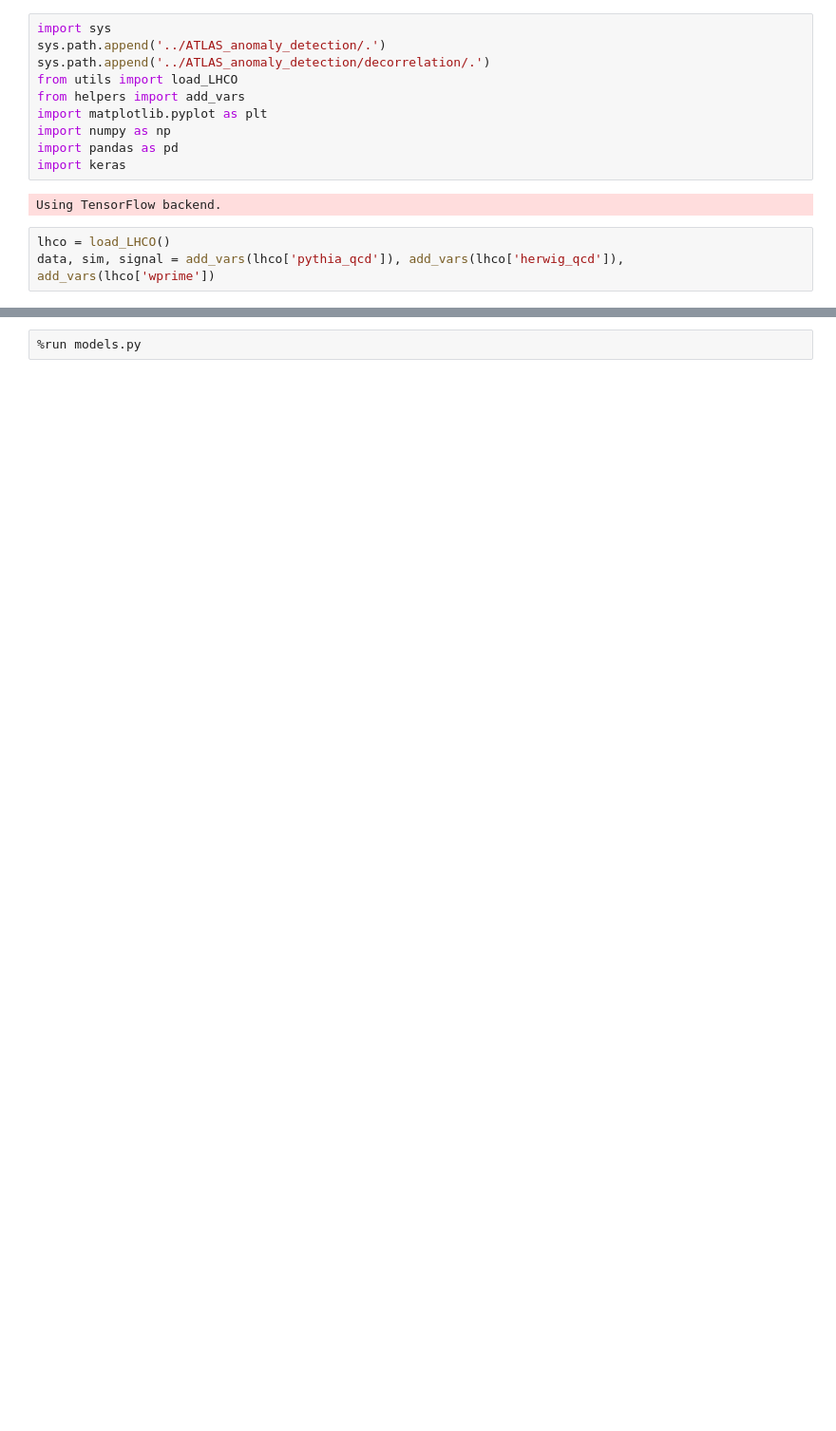
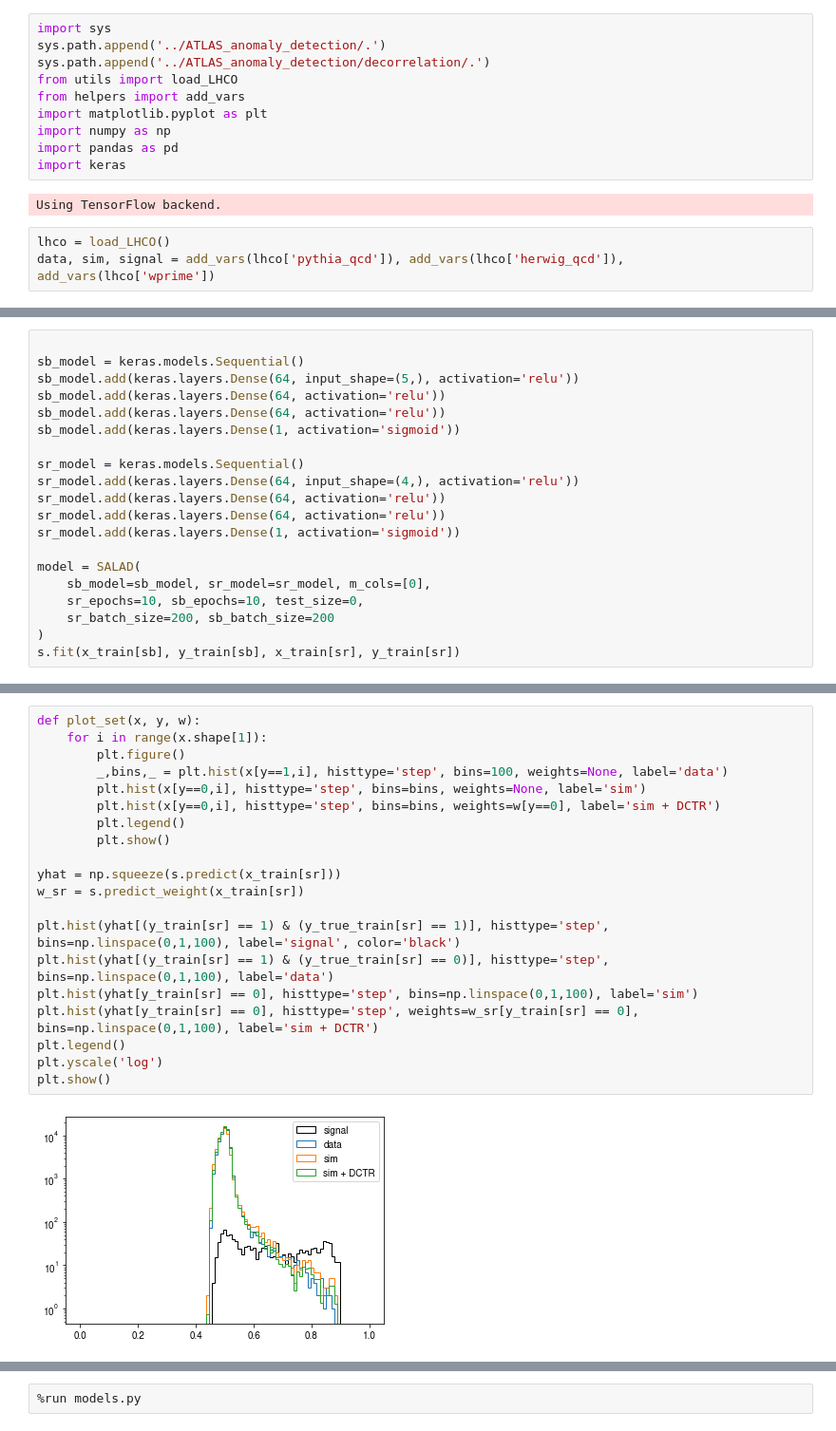
Before and after one commit to luclepot/anomaly_detection_models, a Jupyter notebook: test.ipynb, the cells around one changed output, grey strips where cells are left out. Shown at 95% size. Cells and saved outputs as stored; diff of their text form; blank space fills up the shorter version.

Commit message:
add working version of data vs simulation

```diff
--- a/test.ipynb
+++ b/test.ipynb
@@ -15,0 +40,20 @@ data, sim, signal = add_vars(lhco['pythia_qcd']), add_vars(lhco['herwig_qcd']),
+# %%
+
+sb_model = keras.models.Sequential()
+sb_model.add(keras.layers.Dense(64, input_shape=(5,), activation='relu'))
+sb_model.add(keras.layers.Dense(64, activation='relu'))
+sb_model.add(keras.layers.Dense(64, activation='relu'))
+sb_model.add(keras.layers.Dense(1, activation='sigmoid'))
+
+sr_model = keras.models.Sequential()
+sr_model.add(keras.layers.Dense(64, input_shape=(4,), activation='relu'))
+sr_model.add(keras.layers.Dense(64, activation='relu'))
+sr_model.add(keras.layers.Dense(64, activation='relu'))
+sr_model.add(keras.layers.Dense(1, activation='sigmoid'))
+
+model = SALAD(
+    sb_model=sb_model, sr_model=sr_model, m_cols=[0],
+    sr_epochs=10, sb_epochs=10, test_size=0,
+    sr_batch_size=200, sb_batch_size=200
+)
+s.fit(x_train[sb], y_train[sb], x_train[sr], y_train[sr])
@@ -15,0 +94,22 @@ data, sim, signal = add_vars(lhco['pythia_qcd']), add_vars(lhco['herwig_qcd']),
+# %%
+def plot_set(x, y, w):
+    for i in range(x.shape[1]):
+        plt.figure()
+        _,bins,_ = plt.hist(x[y==1,i], histtype='step', bins=100, weights=None, label='data')
+        plt.hist(x[y==0,i], histtype='step', bins=bins, weights=None, label='sim')
+        plt.hist(x[y==0,i], histtype='step', bins=bins, weights=w[y==0], label='sim + DCTR')
+        plt.legend()
+        plt.show()
+
+yhat = np.squeeze(s.predict(x_train[sr]))
+w_sr = s.predict_weight(x_train[sr])
+
+plt.hist(yhat[(y_train[sr] == 1) & (y_true_train[sr] == 1)], histtype='step', bins=np.linspace(0,1,100), label='signal', color='black')
+plt.hist(yhat[(y_train[sr] == 1) & (y_true_train[sr] == 0)], histtype='step', bins=np.linspace(0,1,100), label='data')
+plt.hist(yhat[y_train[sr] == 0], histtype='step', bins=np.linspace(0,1,100), label='sim')
+plt.hist(yhat[y_train[sr] == 0], histtype='step', weights=w_sr[y_train[sr] == 0], bins=np.linspace(0,1,100), label='sim + DCTR')
+plt.legend()
+plt.yscale('log')
+plt.show()
+# %% [output]
+[figure, added]
```
Also changed, not shown: parts of 21 cells of this notebook, 1 other file.
